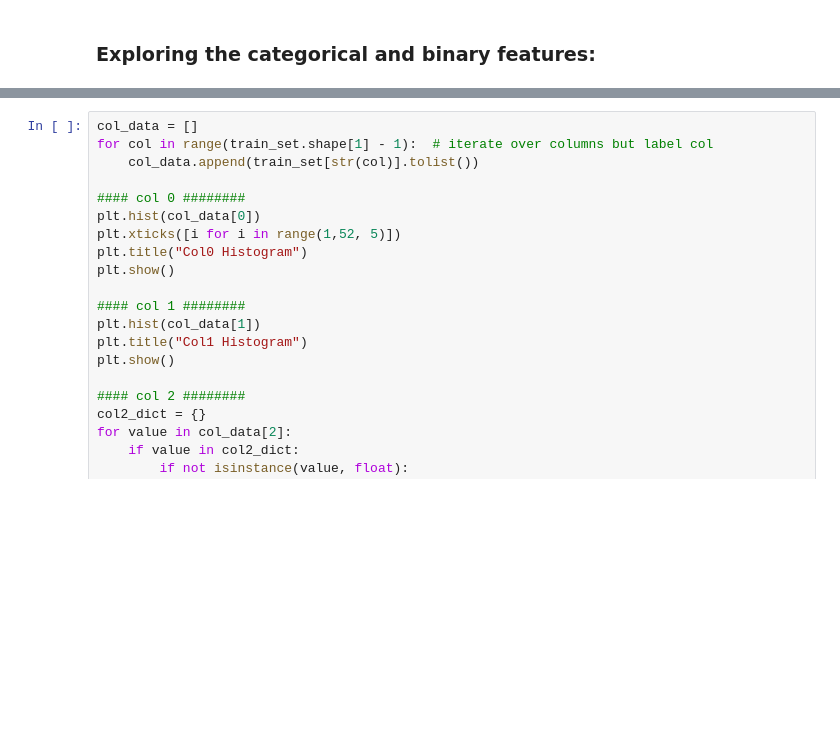
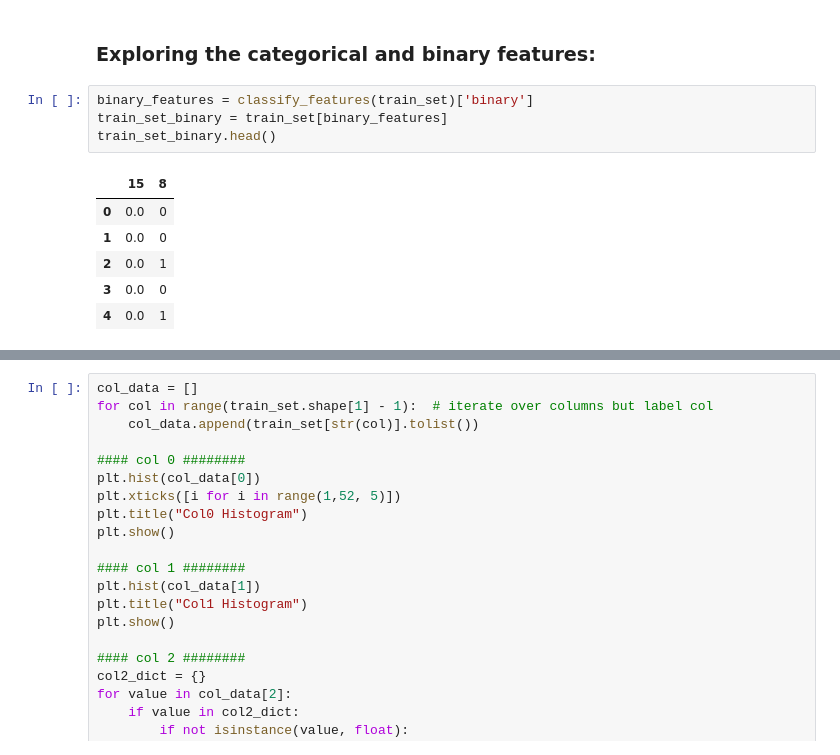
Before and after one commit to BensGith/G2-MachineLearning, a Jupyter notebook: G2-JUPY.ipynb, the cells around one changed output, grey strips where cells are left out. Drawn from its saved outputs; the diff is of its cells as text; blank space fills up the shorter version.

```diff
--- a/G2-JUPY.ipynb
+++ b/G2-JUPY.ipynb
@@ -256,2 +255,13 @@ Deprecated in NumPy 1.20; for more details and guidance: https://numpy.org/devdo
 # %% [markdown]
 ### Exploring the categorical and binary features:
+# %%
+binary_features = classify_features(train_set)['binary']
+train_set_binary = train_set[binary_features]
+train_set_binary.head()
+# %% [output]
+|  | 15 | 8 |
+| 0 | 0.0 | 0 |
+| 1 | 0.0 | 0 |
+| 2 | 0.0 | 1 |
+| 3 | 0.0 | 0 |
+| 4 | 0.0 | 1 |
```
Also changed, not shown: parts of 5 cells of this notebook.
